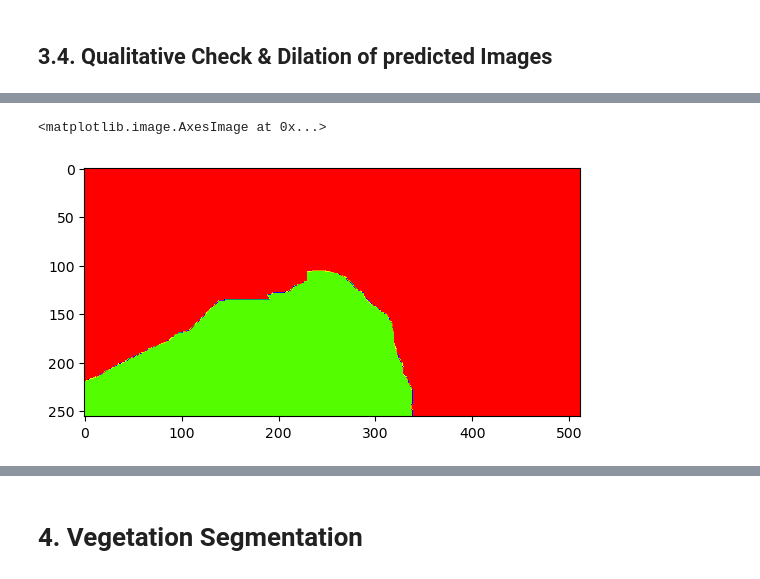
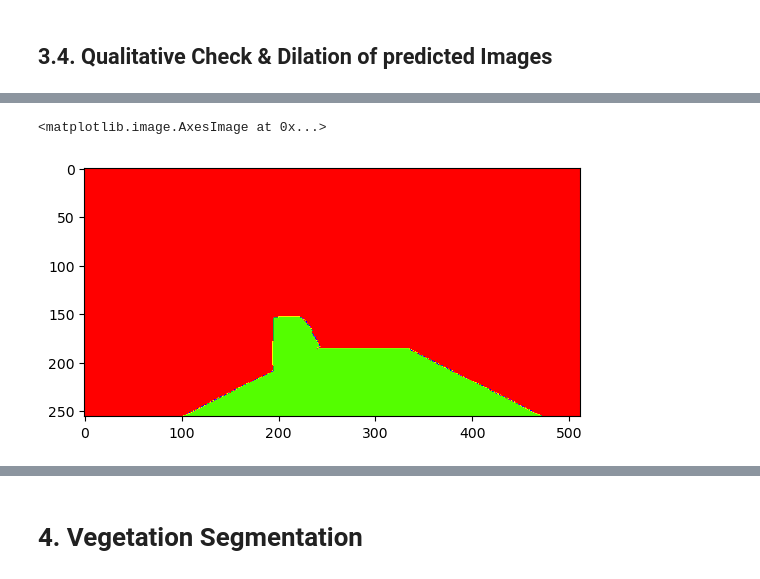
Before and after one commit to khoadaniel/vegetation-detection-railways, a Jupyter notebook: aras/model_tram_all_512x256_tracks.ipynb, the cells around one changed output, grey strips where cells are left out. Drawn from its saved outputs; the diff is of its cells as text; code cells hidden in the pictures.

Commit message:
dynamic dilation

```diff
--- a/aras/model_tram_all_512x256_tracks.ipynb
+++ b/aras/model_tram_all_512x256_tracks.ipynb
@@ -49,7 +49,7 @@ track_bed= 15
 rail_raised= 17
 rail_embedded =18
 # %%
-path_masks = '/Users/arasdirekoglu/Documents/Daten/rs19_val/uint8/rs19_val/rs00284.png'
+path_masks = '/Users/arasdirekoglu/Documents/Daten/rs19_val/uint8/rs19_val/rs03635.png'
 
 mask = Image.open(path_masks)
 mask = mask.filter(ImageFilter.MedianFilter(size= 3))
@@ -92,0 +175,6 @@ for j in range(len(coord)):
+# %%
+path_images = '/Users/arasdirekoglu/Documents/Daten/rs19_val/jpgs/rs19_val/rs03635.jpg'
+image = Image.open(path_images)
+image = image.filter(ImageFilter.MedianFilter(size= 3))
+image = np.array(image.resize((512, 256),Image.NEAREST))
+plt.imshow(image)
@@ -328,7 +436,7 @@ ground_truth=y_test[test_img_number]
 test_img_input=np.expand_dims(test_img, 0)#this is to make (256, 512, 1) -> (1, 256, 512, 1)
 #test_img_input[:int(256/2),:,layer]=0
 prediction = (model.predict(test_img_input))
-my_threshold = 0.8
+my_threshold = 0.7
 predicted_img=(prediction>=my_threshold).astype(int)[0,:,:,:] #remove the first axis
 
 
@@ -356,31 +521,53 @@ test_img_number # 91 # 49
 # %%
+### OR THIS: the difference is where it starts the horizontal area for dilation
+
 #predicted_img = Image.fromarray(predicted_predicted_img)
-initial_kernel = np.ones((10,10), np.uint8)
+initial_kernel = np.ones((20,20), np.uint8)
 predicted_img = predicted_img.astype('uint8')
 img_dilation = cv2.dilate(predicted_img, initial_kernel, iterations=1)
 
 coord = cv2.findNonZero(predicted_img)
 length = len(coord) - 1
 coord_width = []
 coord_height = []
 for k in range(length):
     coord_width.append(coord[:][k][0][0])
     coord_height.append(coord[:][k][0][1])
 
 iter = max(coord_height) - min(coord_height)
 highest = min(coord_height)
 highest_1 = min(coord_height) + 1
 
 width_mid = ((max(coord_width) - min(coord_width)) / 2) + min(coord_width)
 width_mid = int(width_mid)
 width_mid_1 = ((max(coord_width) - min(coord_width)) / 2) + min(coord_width) + 1
 width_mid_1 = int(width_mid_1)
 
 for i in range(iter):
-    kernel = np.ones((20+i,20+i), np.uint8)
-    img_dilation[highest+i:highest_1+i, width_mid-(i):width_mid_1+(i)] = cv2.dilate(predicted_img[highest+i:highest_1+i, width_mid-(i):width_mid_1+(i)], kernel, iterations=2)
+    kernel = np.ones((25+i,25+i), np.uint8)
+        # condition highesht
+    if highest > 254:
+        highest = 255
+    else:
+        highest = highest + 1
+    # condition highest_1
+    if highest_1 > 245:
+        highest_1 = 256
+    else:
+        highest_1 = highest_1 + 1
+    # condition width_mid
+    if width_mid < 11:
+        width_mid = 0
+    else:
+        width_mid = width_mid - 2
+    # condition width_mid_1
+    if width_mid_1  > 501:
+        width_mid_1 = 512
+    else:
+        width_mid_1 = width_mid_1 + 2
+    img_dilation[highest:highest_1, width_mid:width_mid_1] = cv2.dilate(predicted_img[highest:highest_1, width_mid:width_mid_1], kernel, iterations=5)
 
 plt.imshow(img_dilation, cmap='prism')
 # %% [output]
 <matplotlib.image.AxesImage at 0x...>
-[figure, old version]
+[figure, new version]
```
Also changed, not shown: parts of 25 cells of this notebook.
